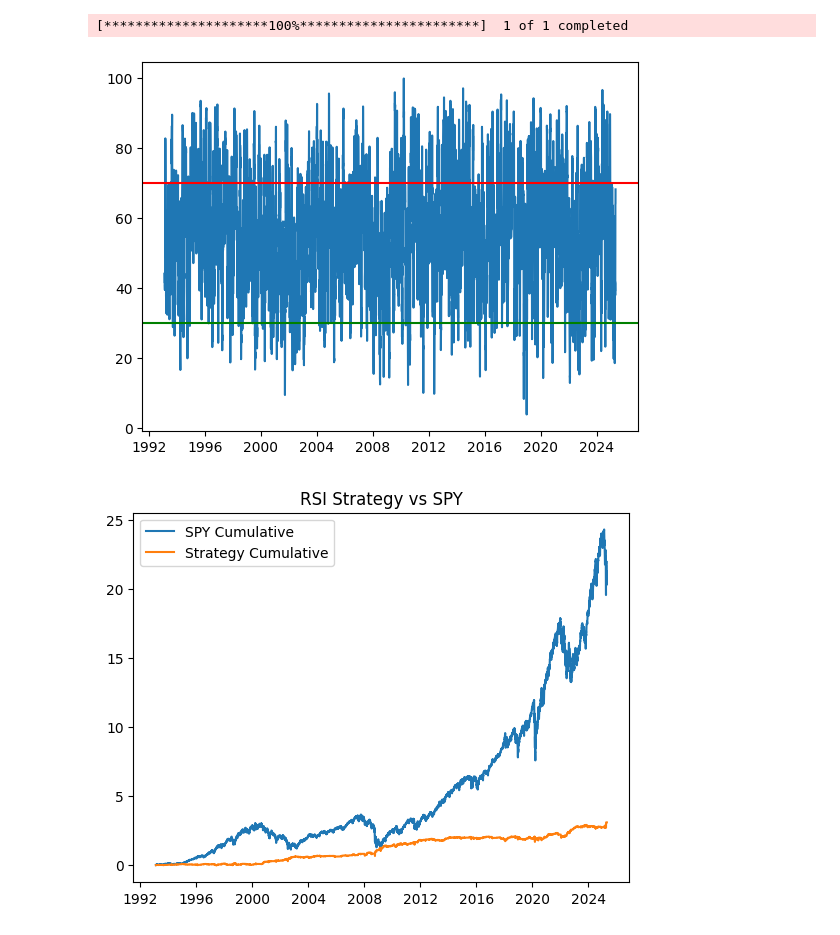
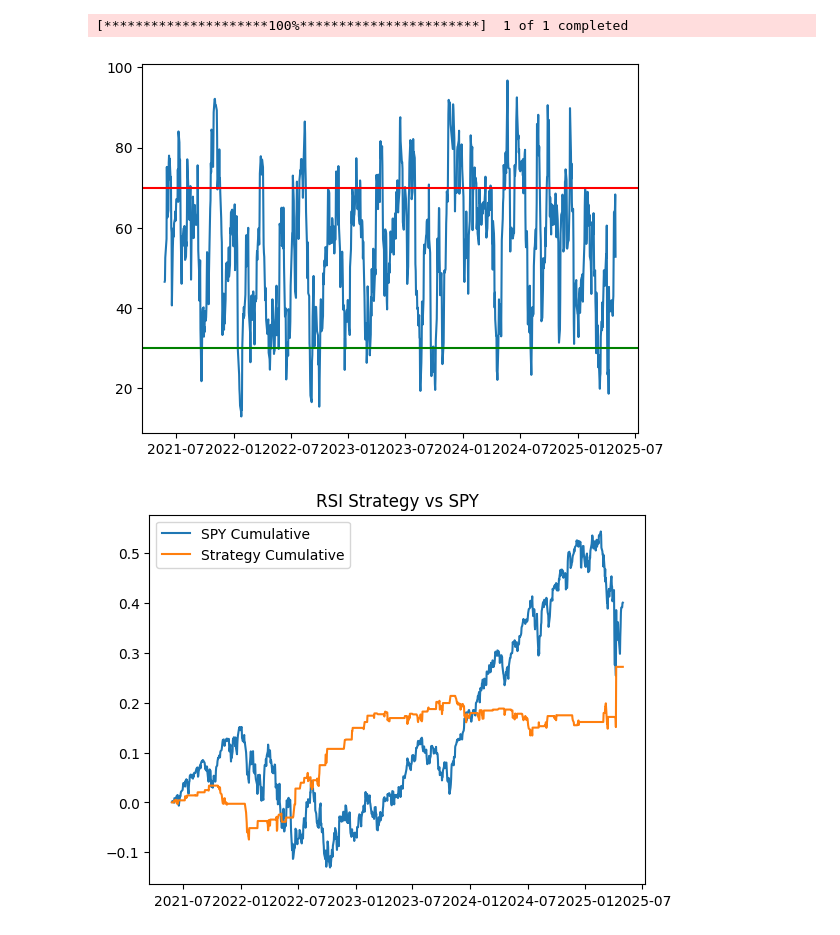
Before and after one commit to franciskamande-ai/MODELS, a Jupyter notebook: RSI.ipynb, the cells around one changed output. Saved outputs shown, nothing was run; the diff lists cells and outputs as text; code cells hidden in the pictures.

```diff
--- a/RSI.ipynb
+++ b/RSI.ipynb
@@ -8,7 +8,7 @@ TICKER = 'SPY'
 RSI_LENGTH = 14
 OVERBOUGHT = 70
 OVERSOLD = 30
-LOOKBACK = 10000
+LOOKBACK = 1000
 
 def get_data(ticker=TICKER):
     df = yf.download(ticker)
@@ -49,32 +49,32 @@ def add_strategy(df, overbought=OVERBOUGHT, oversold=OVERSOLD):
 
     # shift back to make sure we have seen the signal
     df['Strategy'] = df['Strategy'].shift(1)
     return df
 
 def test_strategy(df):
 
     df['Asset_Returns'] = (1 + df['Close'].pct_change()).cumprod() - 1
     df['Strategy_Returns'] = (1 + df['Close'].pct_change() * df['Strategy']).cumprod() - 1
 
     # plot the strategy returns
 
     plt.figure()
     plt.plot(df['Asset_Returns'])
     plt.plot(df['Strategy_Returns'])
     plt.legend([f'{TICKER} Cumulative', 'Strategy Cumulative'])
     plt.title(F'RSI Strategy vs {TICKER}');
 
     return df
 
 def main():
     df = get_data()
     df = add_RSI(df)
     df = add_strategy(df)
     df = test_strategy(df)
     return df
 
 df = main()
 # %% [output]
 [*********************100%***********************]  1 of 1 completed
-[figure, old version]
+[figure, new version]
-[figure, old version]
+[figure, new version]
```
Also changed, not shown: 3 other files.
